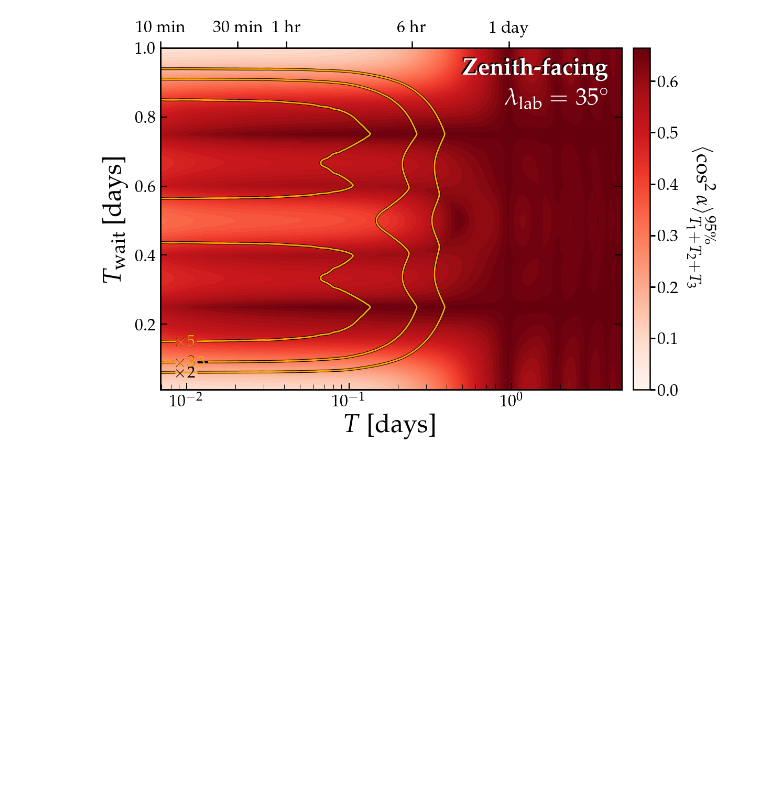
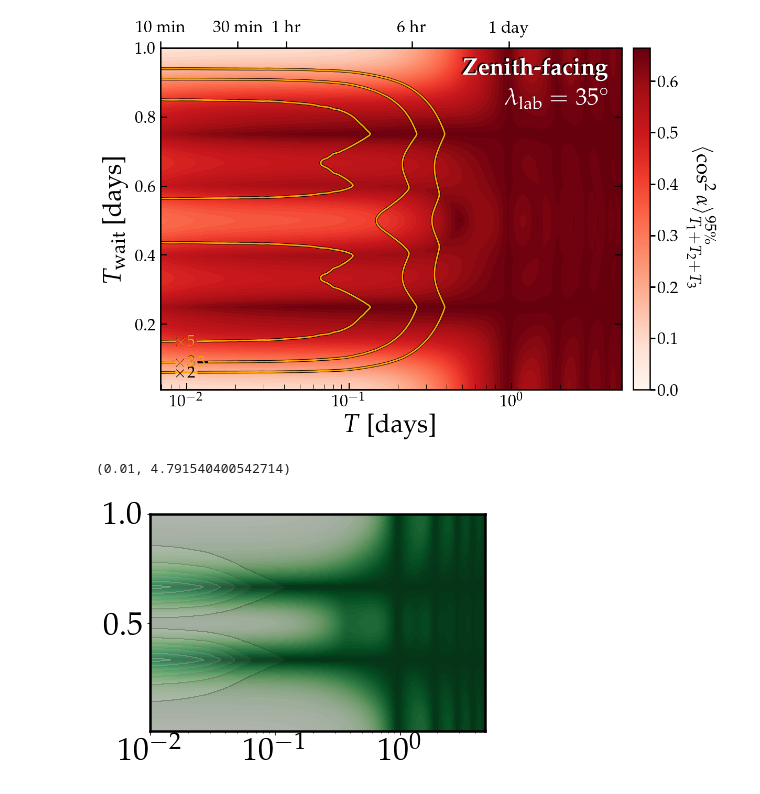
Before and after one commit to cajohare/DarkPhotonCookbook, a Jupyter notebook: code/Polarisation_rescan_Twice.ipynb, the cells around one changed output. Drawn from its saved outputs; the diff is of its cells as text; code cells hidden in the pictures; blank space fills up the shorter version.

```diff
--- a/code/Polarisation_rescan_Twice.ipynb
+++ b/code/Polarisation_rescan_Twice.ipynb
@@ -321,3 +321,11 @@ MySaveFig(fig3,'RescanThrice_ZenithFacing')
 [figure]
 [figure]
 [figure]
+# %%
+plt.contourf(dTvals[0:-1],DTvals,CN,cmap=cm.Greens,levels=50,vmin=0.0,vmax=amax(CN))
+plt.contourf(dTvals[0:-1],DTvals,CN_enhancement,cmap=cm.gray,alpha=0.3)
+plt.xscale('log')
+plt.xlim(left=1e-2)
+# %% [output]
+(0.01, 4.791540400542714)
+[figure, added]
```
Also changed, not shown: parts of 1 cell of this notebook.
